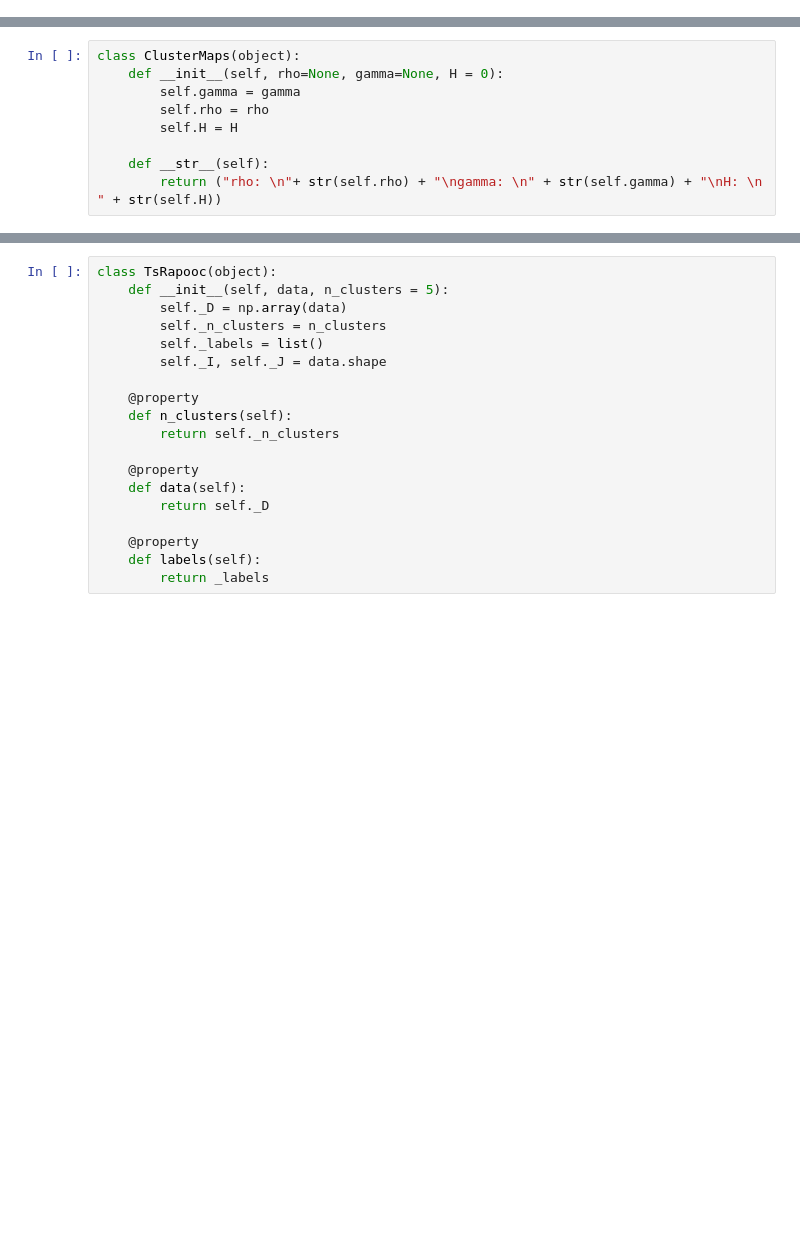
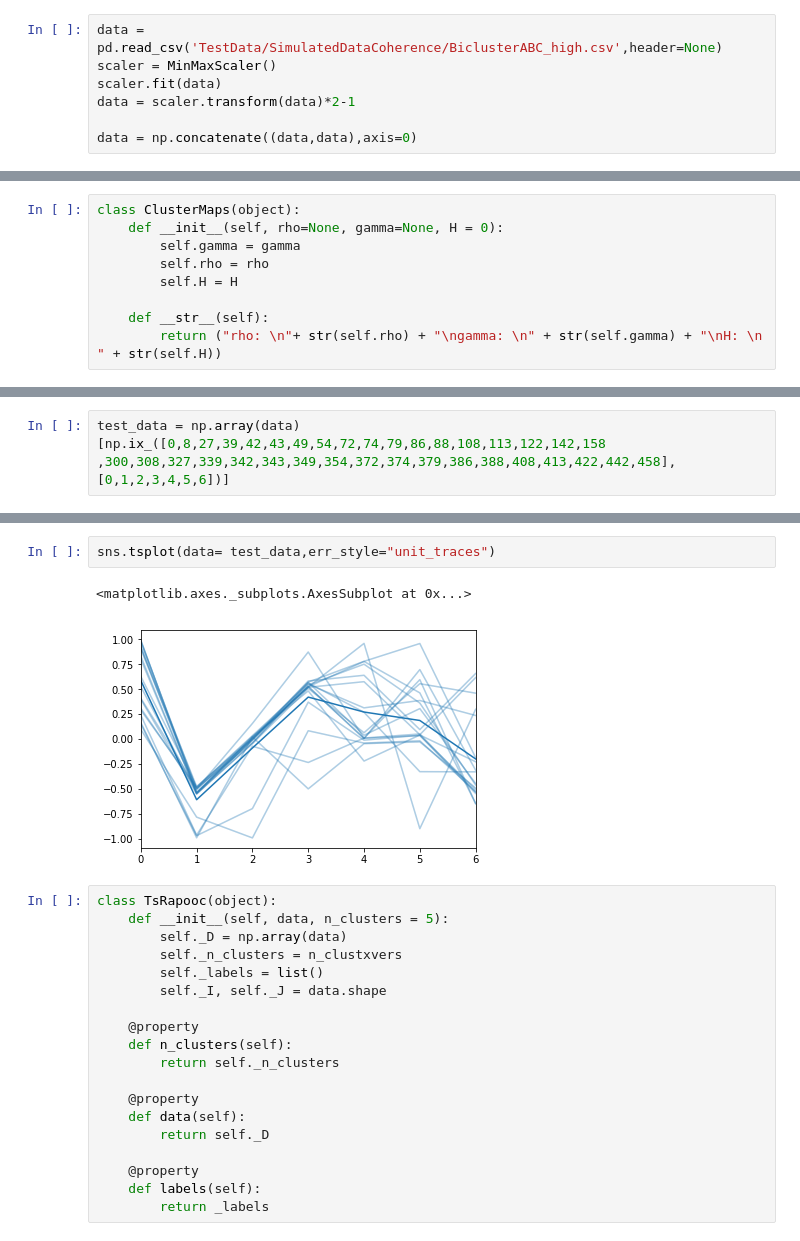
Before and after one commit to josechudev/GeneExpressionBiClustering, a Jupyter notebook: Notebooks/3.1 STSBiclustering.ipynb, the cells around one changed output, grey strips where cells are left out. Saved outputs shown, nothing was run; the diff lists cells and outputs as text; blank space fills up the shorter version.

```diff
--- a/Notebooks/3.1 STSBiclustering.ipynb
+++ b/Notebooks/3.1 STSBiclustering.ipynb
@@ -13,6 +13,13 @@ from operator import attrgetter
 from sklearn.datasets import make_biclusters
 from sklearn.datasets import samples_generator as sg
 from sklearn.preprocessing import MinMaxScaler
+# %%
+data = pd.read_csv('TestData/SimulatedDataCoherence/BiclusterABC_high.csv',header=None)
+scaler = MinMaxScaler()
+scaler.fit(data)
+data = scaler.transform(data)*2-1
+
+data = np.concatenate((data,data),axis=0)
 # %%
 class BisectingClusterer(object):
     def __init__(self, data):
@@ -106 +138,4 @@ array([[ 0.6415653 ,  0.14483868,  0.2959615 ,  0.08408673,  0.16758357]])
+# %%
+test_data = np.array(data)[np.ix_([0,8,27,39,42,43,49,54,72,74,79,86,88,108,113,122,142,158
+,300,308,327,339,342,343,349,354,372,374,379,386,388,408,413,422,442,458],[0,1,2,3,4,5,6])]
 # %%
@@ -119,8 +167,13 @@ cl_test.fit_cols()
+# %%
+sns.tsplot(data= test_data,err_style="unit_traces")
+# %% [output]
+<matplotlib.axes._subplots.AxesSubplot at 0x...>
+[figure, added]
 # %%
 class TsRapooc(object):
     def __init__(self, data, n_clusters = 5):
         self._D = np.array(data)
-        self._n_clusters = n_clusters
+        self._n_clusters = n_clustxvers
         self._labels = list()
         self._I, self._J = data.shape
 
```
Also changed, not shown: parts of 7 cells of this notebook, 1 other file.
